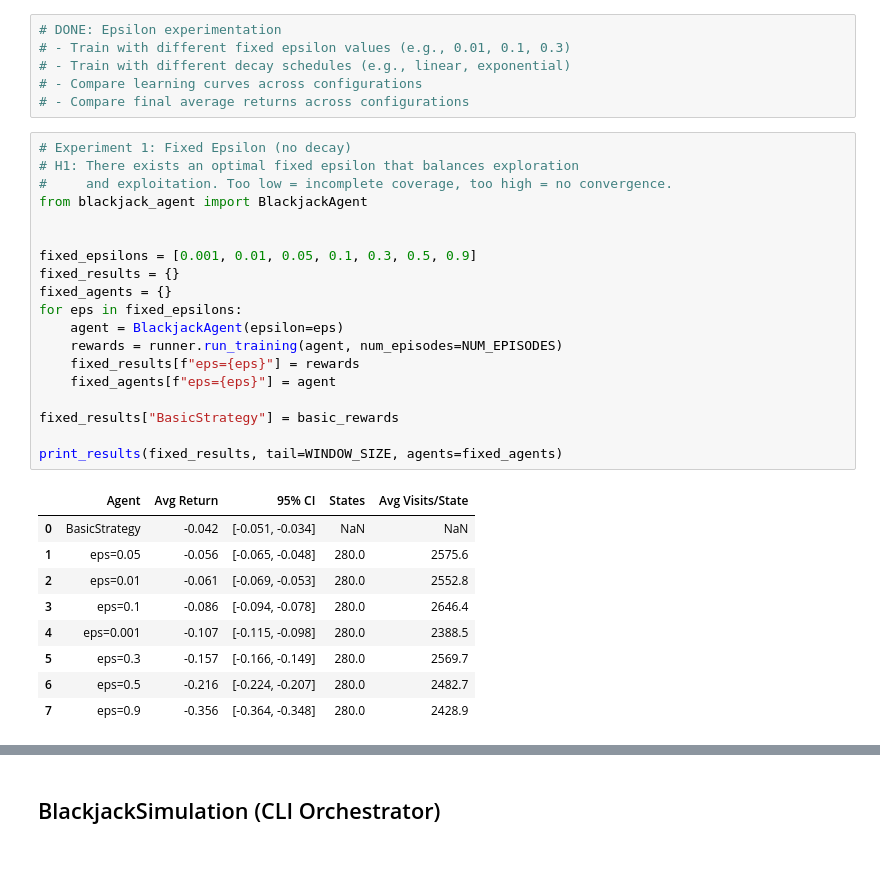
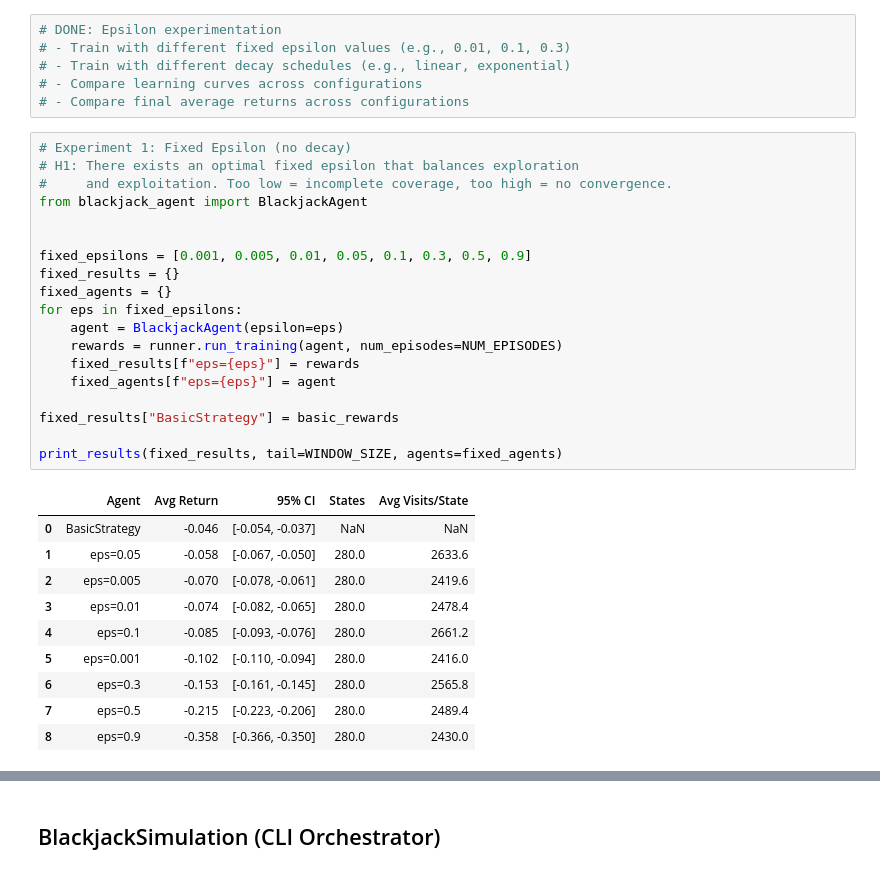
Before and after one commit to craig-rudman/MSDS684, a Jupyter notebook: W3/notebooks/development.ipynb, the cells around one changed output, grey strips where cells are left out. Drawn from its saved outputs; the diff is of its cells as text.

```diff
--- a/W3/notebooks/development.ipynb
+++ b/W3/notebooks/development.ipynb
@@ -421,29 +449,30 @@ fig_no_ace = viz.plot_value_surface(value_fn, "Value Function (No Usable Ace)",
 # %%
 # Experiment 1: Fixed Epsilon (no decay)
 # H1: There exists an optimal fixed epsilon that balances exploration
 #     and exploitation. Too low = incomplete coverage, too high = no convergence.
 from blackjack_agent import BlackjackAgent
 
 
-fixed_epsilons = [0.001, 0.01, 0.05, 0.1, 0.3, 0.5, 0.9]
+fixed_epsilons = [0.001, 0.005, 0.01, 0.05, 0.1, 0.3, 0.5, 0.9]
 fixed_results = {}
 fixed_agents = {}
 for eps in fixed_epsilons:
     agent = BlackjackAgent(epsilon=eps)
     rewards = runner.run_training(agent, num_episodes=NUM_EPISODES)
     fixed_results[f"eps={eps}"] = rewards
     fixed_agents[f"eps={eps}"] = agent
 
 fixed_results["BasicStrategy"] = basic_rewards
 
 print_results(fixed_results, tail=WINDOW_SIZE, agents=fixed_agents)
 # %% [output]
 |  | Agent | Avg Return | 95% CI | States | Avg Visits/State |
-| 0 | BasicStrategy | -0.042 | [-0.051, -0.034] | NaN | NaN |
-| 1 | eps=0.05 | -0.056 | [-0.065, -0.048] | 280.0 | 2575.6 |
-| 2 | eps=0.01 | -0.061 | [-0.069, -0.053] | 280.0 | 2552.8 |
-| 3 | eps=0.1 | -0.086 | [-0.094, -0.078] | 280.0 | 2646.4 |
-| 4 | eps=0.001 | -0.107 | [-0.115, -0.098] | 280.0 | 2388.5 |
-| 5 | eps=0.3 | -0.157 | [-0.166, -0.149] | 280.0 | 2569.7 |
-| 6 | eps=0.5 | -0.216 | [-0.224, -0.207] | 280.0 | 2482.7 |
-| 7 | eps=0.9 | -0.356 | [-0.364, -0.348] | 280.0 | 2428.9 |
+| 0 | BasicStrategy | -0.046 | [-0.054, -0.037] | NaN | NaN |
+| 1 | eps=0.05 | -0.058 | [-0.067, -0.050] | 280.0 | 2633.6 |
+| 2 | eps=0.005 | -0.070 | [-0.078, -0.061] | 280.0 | 2419.6 |
+| 3 | eps=0.01 | -0.074 | [-0.082, -0.065] | 280.0 | 2478.4 |
+| 4 | eps=0.1 | -0.085 | [-0.093, -0.076] | 280.0 | 2661.2 |
+| 5 | eps=0.001 | -0.102 | [-0.110, -0.094] | 280.0 | 2416.0 |
+| 6 | eps=0.3 | -0.153 | [-0.161, -0.145] | 280.0 | 2565.8 |
+| 7 | eps=0.5 | -0.215 | [-0.223, -0.206] | 280.0 | 2489.4 |
+| 8 | eps=0.9 | -0.358 | [-0.366, -0.350] | 280.0 | 2430.0 |
```
Also changed, not shown: parts of 24 cells of this notebook, 13 other files.
